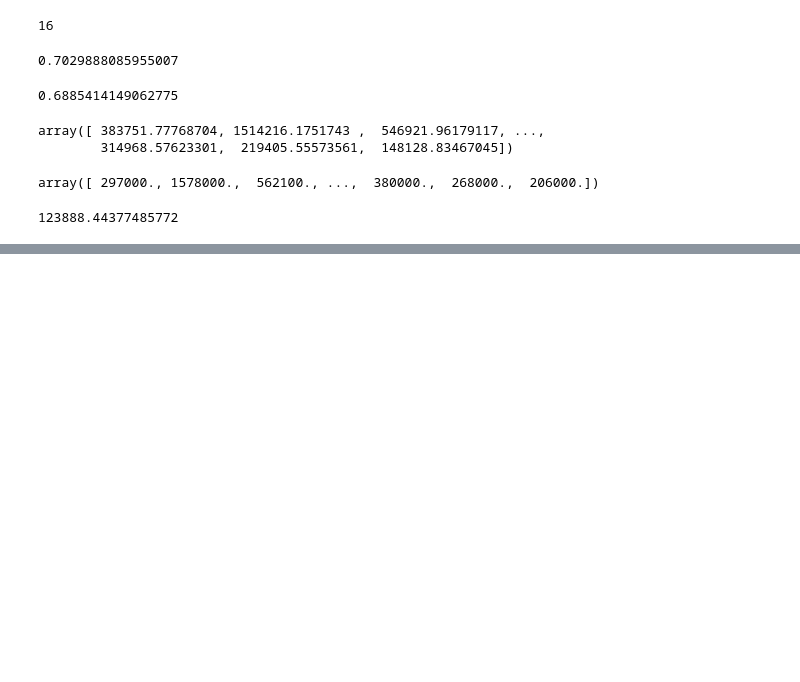
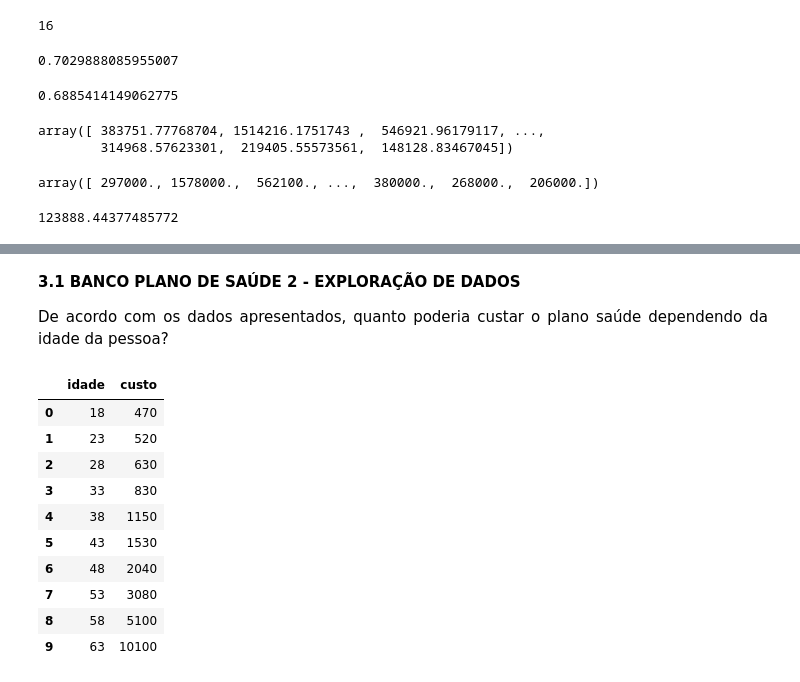
Before and after one commit to WMFrts/regressao, a Jupyter notebook: regressao.ipynb, the cells around one changed output, grey strips where cells are left out. Saved outputs shown, nothing was run; the diff lists cells and outputs as text; code cells hidden in the pictures; blank space fills up the shorter version.

```diff
--- a/regressao.ipynb
+++ b/regressao.ipynb
@@ -611,0 +616,20 @@ mean_absolute_error(y_casas_teste, previsoes)
+# %% [markdown]
+**3.1 BANCO PLANO DE SAÚDE 2 - EXPLORAÇÃO DE DADOS**
+<p align="Justify">De acordo com os dados apresentados, quanto poderia custar o plano saúde dependendo da idade da pessoa?
+# %%
+# carregamento do arquivo
+
+base_plano_saude2 = pd.read_csv('plano_saude2.csv')
+base_plano_saude2
+# %% [output]
+|  | idade | custo |
+| 0 | 18 | 470 |
+| 1 | 23 | 520 |
+| 2 | 28 | 630 |
+| 3 | 33 | 830 |
+| 4 | 38 | 1150 |
+| 5 | 43 | 1530 |
+| 6 | 48 | 2040 |
+| 7 | 53 | 3080 |
+| 8 | 58 | 5100 |
+| 9 | 63 | 10100 |
```
Also changed, not shown: parts of 36 cells of this notebook.
